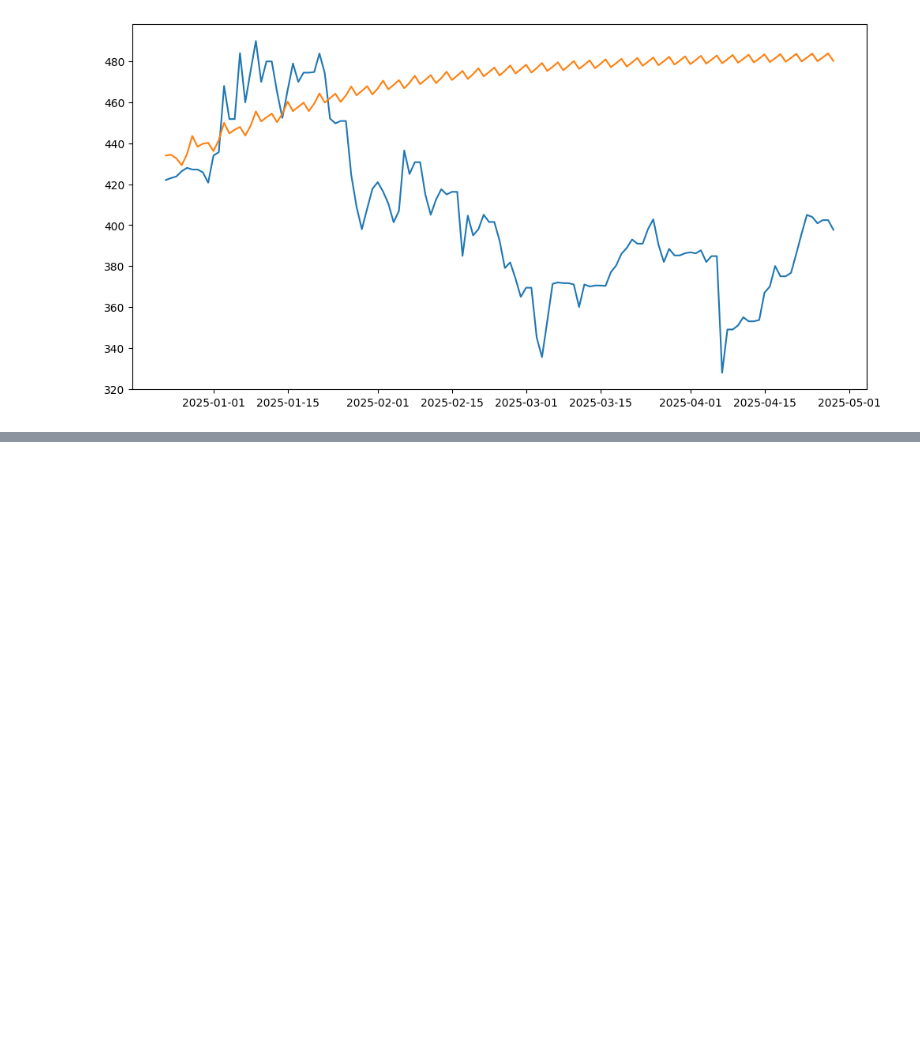
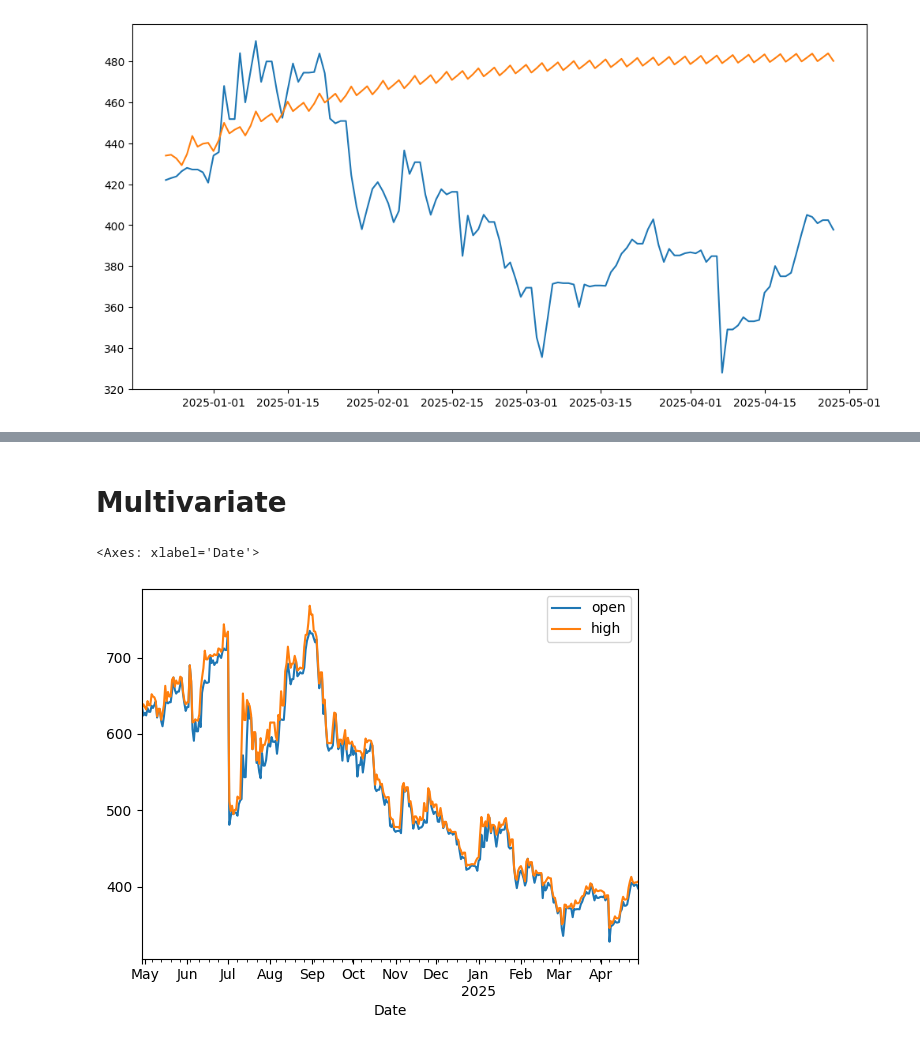
Before and after one commit to ShahidAzadd/Time-Series, a Jupyter notebook: arima_model.ipynb, the cells around one changed output, grey strips where cells are left out. Cells and saved outputs as stored; diff of their text form; code cells hidden in the pictures; blank space fills up the shorter version.

Commit message:
Multi variate model added

```diff
--- a/arima_model.ipynb
+++ b/arima_model.ipynb
@@ -170,0 +155,6 @@ print(mean_squared_error(test_data, predictions))
+# %% [markdown]
+# Multivariate
+# %%
+vector_df = pd.read_parquet("data/vector_df.parquet")
+# %%
+vector_df['random'] = np.random.randn(len(vector_df))
@@ -170,0 +167,7 @@ print(mean_squared_error(test_data, predictions))
+# %%
+# By using the Granger causality test, F is between 0 -100 and if F is greater than 20 or more, it have impact and correlated somewhere, and p-value is between 0-1, if p-value is less than 0.05, it is significant.
+
+vector_df[["open","high"]].plot()
+# %% [output]
+<Axes: xlabel='Date'>
+[figure, added]
```
Also changed, not shown: parts of 12 cells of this notebook, 1 other file.
